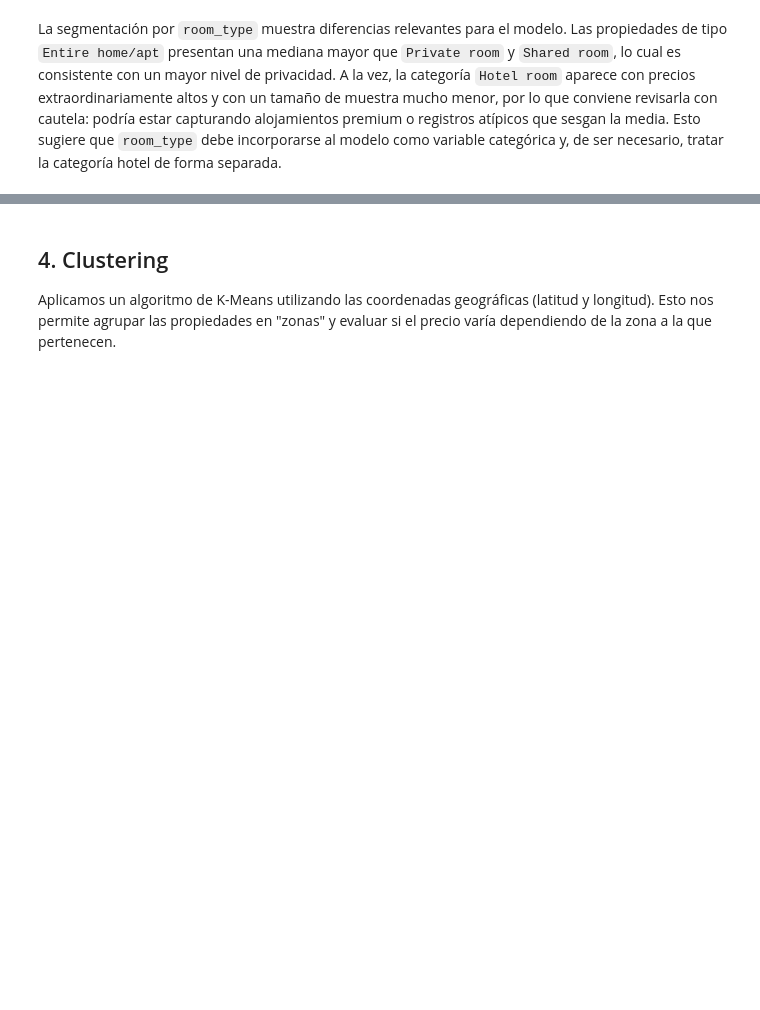
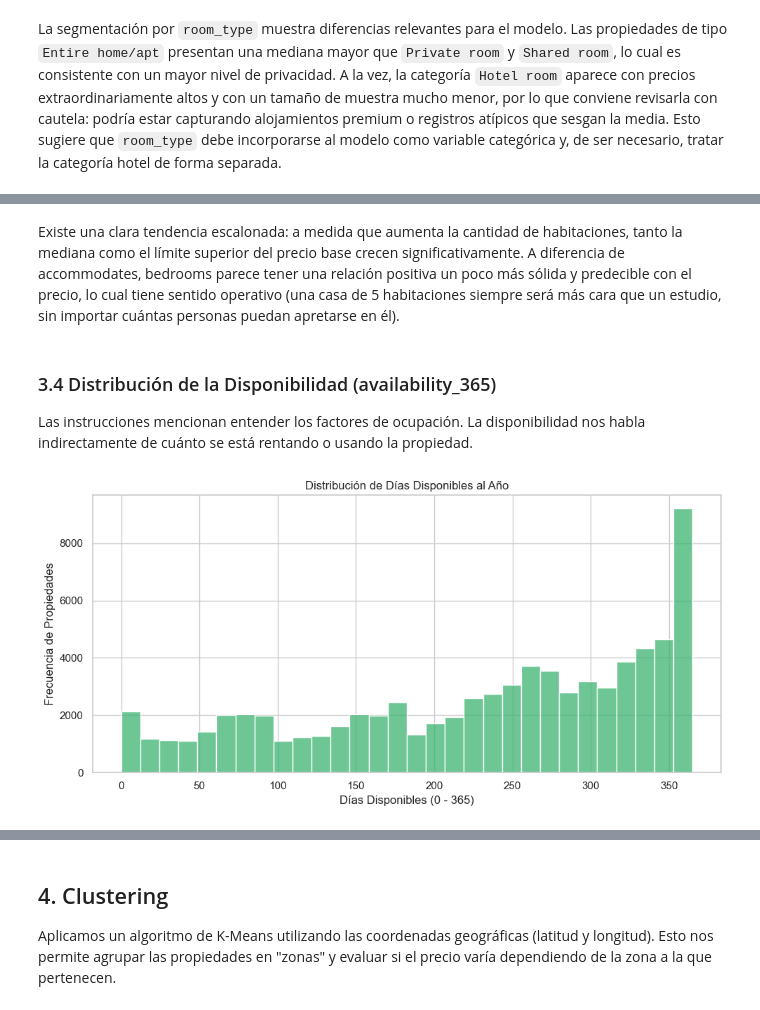
Before and after one commit to yosemm/Laboratorio3_Mineria, a Jupyter notebook: Analisis.ipynb, the cells around one changed output, grey strips where cells are left out. Drawn from its saved outputs; the diff is of its cells as text; code cells hidden in the pictures; blank space fills up the shorter version.

```diff
--- a/Analisis.ipynb
+++ b/Analisis.ipynb
@@ -184,0 +250,15 @@ La segmentación por `room_type` muestra diferencias relevantes para el modelo.
+# %% [markdown]
+Existe una clara tendencia escalonada: a medida que aumenta la cantidad de habitaciones, tanto la mediana como el límite superior del precio base crecen significativamente. A diferencia de accommodates, bedrooms parece tener una relación positiva un poco más sólida y predecible con el precio, lo cual tiene sentido operativo (una casa de 5 habitaciones siempre será más cara que un estudio, sin importar cuántas personas puedan apretarse en él).
+# %% [markdown]
+### 3.4 Distribución de la Disponibilidad (availability_365)
+Las instrucciones mencionan entender los factores de ocupación. La disponibilidad nos habla indirectamente de cuánto se está rentando o usando la propiedad.
+# %%
+plt.figure(figsize=(10, 5))
+sns.histplot(df_clean['availability_365'].dropna(), bins=30, color='mediumseagreen')
+plt.title('Distribución de Días Disponibles al Año')
+plt.xlabel('Días Disponibles (0 - 365)')
+plt.ylabel('Frecuencia de Propiedades')
+plt.tight_layout()
+plt.show()
+# %% [output]
+[figure, added]
```
Also changed, not shown: parts of 7 cells of this notebook.
